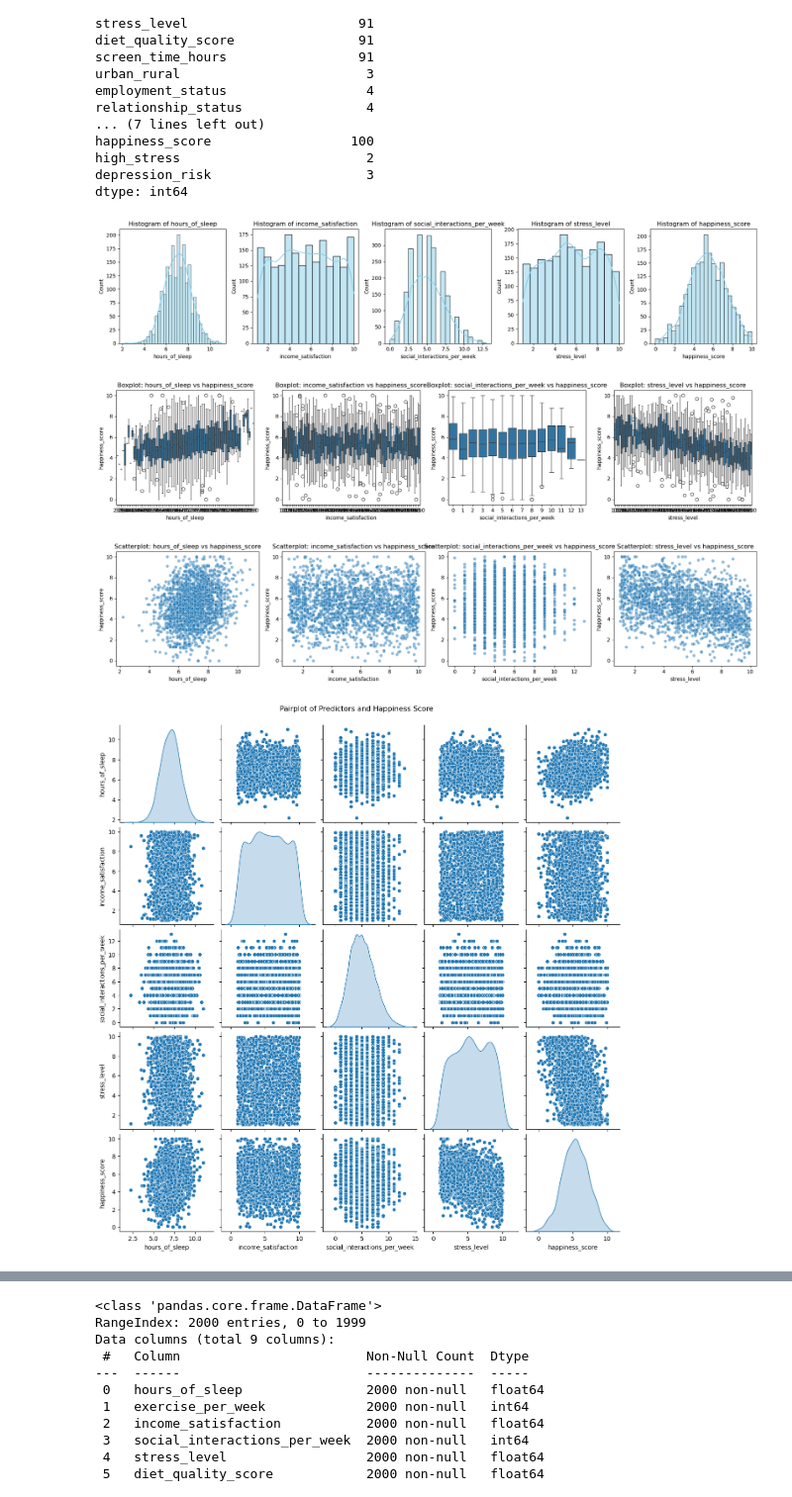
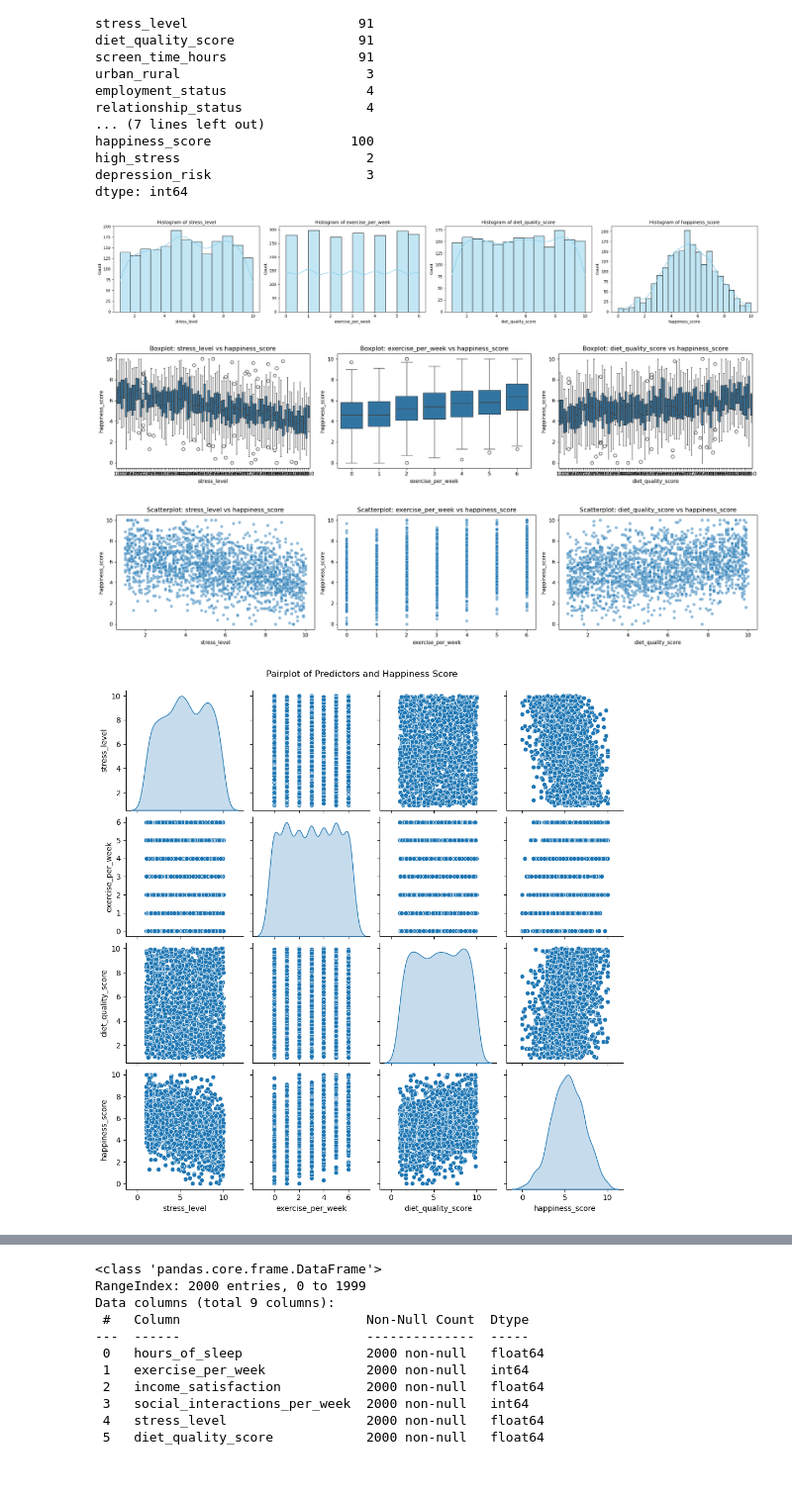
Before and after one commit to Aashu-P/dtsc-3101-final-project, a Jupyter notebook: final project.ipynb, the cells around one changed output, grey strips where cells are left out. Shown at 99% size. Cells and saved outputs as stored; diff of their text form; code cells hidden in the pictures; blank space fills up the shorter version.

```diff
--- a/final project.ipynb
+++ b/final project.ipynb
@@ -96,44 +96,75 @@ dtype: int64
 # %%
 import seaborn as sns
 
-import matplotlib.pyplot as plt
+# ensure matplotlib.pyplot is available (if this cell runs before the one that imports it)
+try:
+    plt
+except NameError:
+    import matplotlib.pyplot as plt
+
+# define predictors (based on earlier analysis / feature selection)
+predictors = ['stress_level', 'exercise_per_week', 'diet_quality_score']
+
+# keep only predictors that actually exist in the DataFrame
+predictors = [p for p in predictors if p in df.columns]
+if not predictors:
+    raise ValueError("No predictor columns found in df. Check column names.")
 
 # Histograms for predictors and happiness_score
-fig, axes = plt.subplots(1, len(predictors) + 1, figsize=(18, 4))
+n_hist = len(predictors) + 1
+fig, axes = plt.subplots(1, n_hist, figsize=(6 * n_hist, 4))
+# make axes iterable whether there's 1 or many
+if n_hist == 1:
+    axes = [axes]
+else:
+    axes = axes.ravel()
+
 for idx, col in enumerate(predictors + ['happiness_score']):
     sns.histplot(df[col], ax=axes[idx], kde=True, color='skyblue')
     axes[idx].set_title(f'Histogram of {col}')
 plt.tight_layout()
 plt.show()
 
 # Boxplots for predictors vs happiness_score
-fig, axes = plt.subplots(1, len(predictors), figsize=(18, 4))
+n_box = max(1, len(predictors))
+fig, axes = plt.subplots(1, n_box, figsize=(6 * n_box, 4))
+if n_box == 1:
+    axes = [axes]
+else:
+    axes = axes.ravel()
+
 for idx, col in enumerate(predictors):
     sns.boxplot(x=df[col], y=df['happiness_score'], ax=axes[idx])
     axes[idx].set_title(f'Boxplot: {col} vs happiness_score')
 plt.tight_layout()
 plt.show()
 
 # Scatterplots for predictors vs happiness_score
-fig, axes = plt.subplots(1, len(predictors), figsize=(18, 4))
+n_scat = max(1, len(predictors))
+fig, axes = plt.subplots(1, n_scat, figsize=(6 * n_scat, 4))
+if n_scat == 1:
+    axes = [axes]
+else:
+    axes = axes.ravel()
+
 for idx, col in enumerate(predictors):
     sns.scatterplot(x=df[col], y=df['happiness_score'], ax=axes[idx], alpha=0.5)
     axes[idx].set_title(f'Scatterplot: {col} vs happiness_score')
 plt.tight_layout()
 plt.show()
 
 # Pairplot for all predictors and happiness_score
 sns.pairplot(df[predictors + ['happiness_score']], diag_kind='kde')
 plt.suptitle('Pairplot of Predictors and Happiness Score', y=1.02)
 plt.show()
 
 # Correlation heatmap
 plt.figure(figsize=(8, 6))
 sns.heatmap(df[predictors + ['happiness_score']].corr(), annot=True, cmap='coolwarm', fmt='.2f')
 plt.title('Correlation Heatmap')
 plt.show()
 # %% [output]
-[figure, old version]
+[figure, new version]
-[figure, old version]
+[figure, new version]
-[figure, old version]
+[figure, new version]
-[figure, old version]
+[figure, new version]
```
Also changed, not shown: parts of 12 cells of this notebook.
